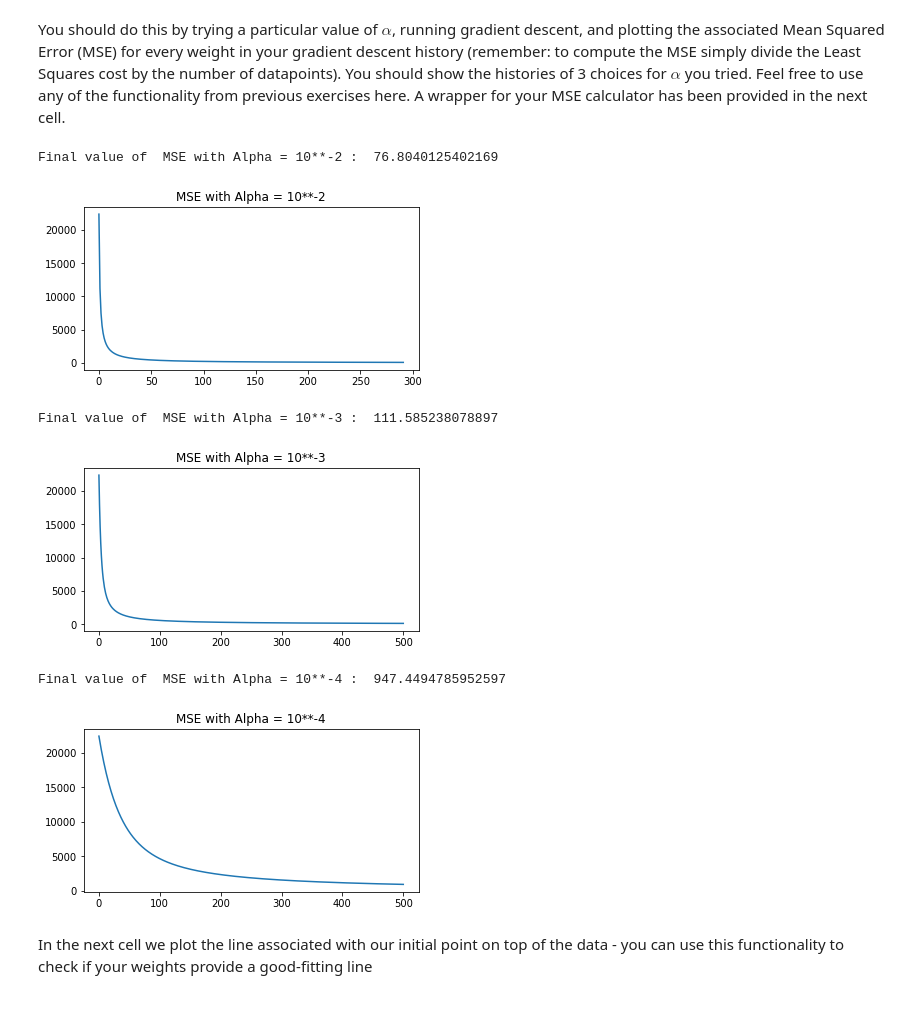
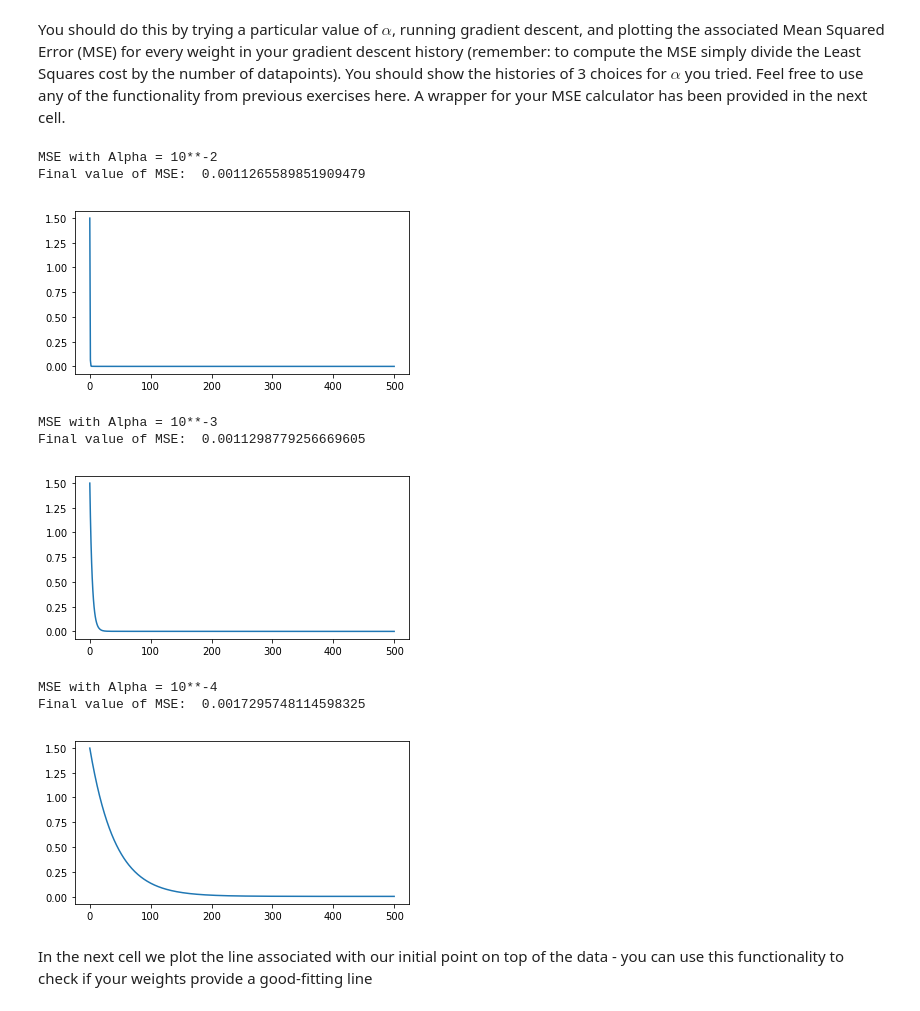
Before and after one commit to amitadate/EECS-435-DL-Foundations, a Jupyter notebook: HW1/deep_learning_hw1.ipynb, the cells around one changed output. Saved outputs shown, nothing was run; the diff lists cells and outputs as text; code cells hidden in the pictures.

```diff
--- a/HW1/deep_learning_hw1.ipynb
+++ b/HW1/deep_learning_hw1.ipynb
@@ -209,6 +209,10 @@ Your version of the ``gradient_descent`` below should return a history of weight
 def gradient_descent(g,alpha,max_its,w):
     # compute the gradient of our input function - note this is a function too!
     gradient = grad(g)
+    #array for the weight history
+    weight_history = []
+    #Append the initial weight
+    weight_history.append(w)
 
     # run the gradient descent loop
     best_w = w        # weight we return, should be the one providing lowest evaluation
@@ -220,13 +224,16 @@ def gradient_descent(g,alpha,max_its,w):
         # take gradient descent step
         w = w - alpha*grad_eval
 
+        #Append at each step of gradient descent
+        weight_history.append(w)
+
         # return only the weight providing the lowest evaluation
         test_eval = g(w)
         if test_eval < best_eval:
             best_eval = test_eval
-            best_w = w
 
-    return best_w
+    #return the weight history
+    return weight_history
 # %% [markdown]
 Next run gradient descent to minimize the following function
 
@@ -365,35 +355,42 @@ weight_history_3 = gradient_descent(g = least_squares,alpha = 10**-4,max_its = 5
 # %% [markdown]
 You should do this by trying a particular value of $\alpha$, running gradient descent, and plotting the associated Mean Squared Error (MSE) for every weight in your gradient descent history (remember: to compute the MSE simply divide the Least Squares cost by the number of datapoints).  You should show the histories of 3 choices for $\alpha$ you tried.  Feel free to use any of the functionality from previous exercises here.  A wrapper for your MSE calculator has been provided in the next cell.
 # %%
+
 # MSE history plotter
-def MSE(weight_history,g,title):
+def MSE(weight_history, g):
     MSEarr = []
-    MSE_sum = 0.0
+    # Picked number of points in the N-dimensional dataset (100).
+    # 50 points exist in the linear set.
+    num_points = 100
     its = np.arange(0,len(weight_history))
     # loop over weight history and compute the MSE at each step of gradient descent
     for w in range(0,len(weight_history)):
-        MSE_sum = MSE_sum + g(weight_history[w])**2
-        MSEarr.append(MSE_sum / (w + 1.0))
-    print("Final value of ", title,": ",MSEarr[-1][0])
-    # plot cost function history
+        MSEarr.append(g(weight_history[w])/num_points)
+    print("Final value of MSE: ",MSEarr[-1][0])
+
     fig, ax = plt.subplots(1, 1, figsize=(6,3))
-
     # plot function and gradient values
     ax.plot(its,MSEarr)
-    plt.title(title)
     plt.show()
 # %%
+
 #Plot the MSE for each alpha value
-MSE(weight_history_1,least_squares,"MSE with Alpha = 10**-2")
-MSE(weight_history_2,least_squares,"MSE with Alpha = 10**-3")
-MSE(weight_history_3,least_squares,"MSE with Alpha = 10**-4")
+print("MSE with Alpha = 10**-2")
+MSE(weight_history_1,least_squares)
+print("MSE with Alpha = 10**-3")
+MSE(weight_history_2,least_squares)
+print("MSE with Alpha = 10**-4")
+MSE(weight_history_3,least_squares)
 # %% [output]
-Final value of  MSE with Alpha = 10**-2 :  76.8040125402169
+MSE with Alpha = 10**-2
+Final value of MSE:  0.0011265589851909479
-[figure, old version]
+[figure, new version]
-Final value of  MSE with Alpha = 10**-3 :  111.585238078897
+MSE with Alpha = 10**-3
+Final value of MSE:  0.0011298779256669605
-[figure, old version]
+[figure, new version]
-Final value of  MSE with Alpha = 10**-4 :  947.4494785952597
+MSE with Alpha = 10**-4
+Final value of MSE:  0.0017295748114598325
-[figure, old version]
+[figure, new version]
 # %% [markdown]
 In the next cell we plot the line associated with our initial point on top of the data - you can use this functionality to check if your weights provide a good-fitting line
 # %%
```
Also changed, not shown: parts of 11 cells of this notebook.
